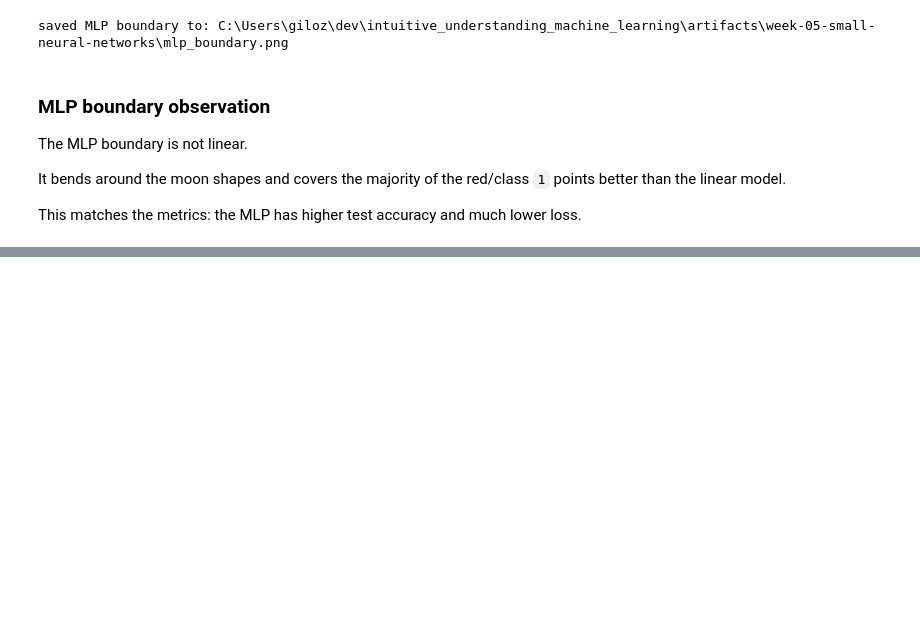
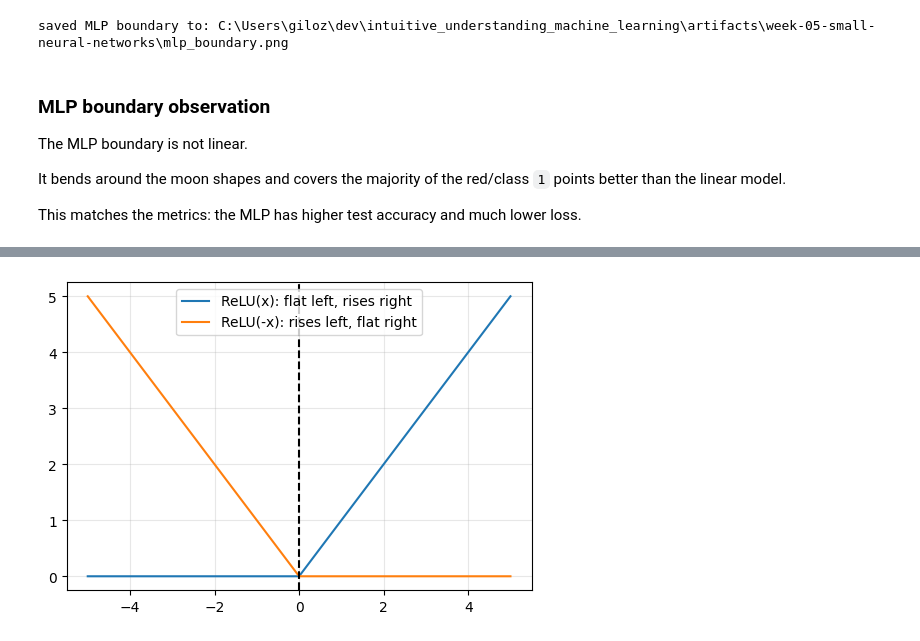
Before and after one commit to majorgilles/intuitive_understanding_machine_learning, a Jupyter notebook: weeks/week-05-small-neural-networks/compare_linear_vs_mlp.ipynb, the cells around one changed output, grey strips where cells are left out. Cells and saved outputs as stored; diff of their text form; code cells hidden in the pictures; blank space fills up the shorter version.

```diff
--- a/weeks/week-05-small-neural-networks/compare_linear_vs_mlp.ipynb
+++ b/weeks/week-05-small-neural-networks/compare_linear_vs_mlp.ipynb
@@ -781,0 +828,18 @@ This matches the metrics: the MLP has higher test accuracy and much lower loss.
+# %%
+x_values = np.linspace(-5, 5, 200)
+
+relu_right = np.maximum(0, x_values)
+relu_left = np.maximum(0, -x_values)
+
+fig, ax = plt.subplots(figsize=(6, 4))
+
+ax.plot(x_values, relu_right, label="ReLU(x): flat left, rises right")
+ax.plot(x_values, relu_left, label="ReLU(-x): rises left, flat right")
+
+ax.axvline(0, color="black", linestyle="--")
+ax.legend()
+ax.grid(True, alpha=0.3)
+
+plt.show()
+# %% [output]
+[figure, added]
```
Also changed, not shown: parts of 2 cells of this notebook, 3 other files.
